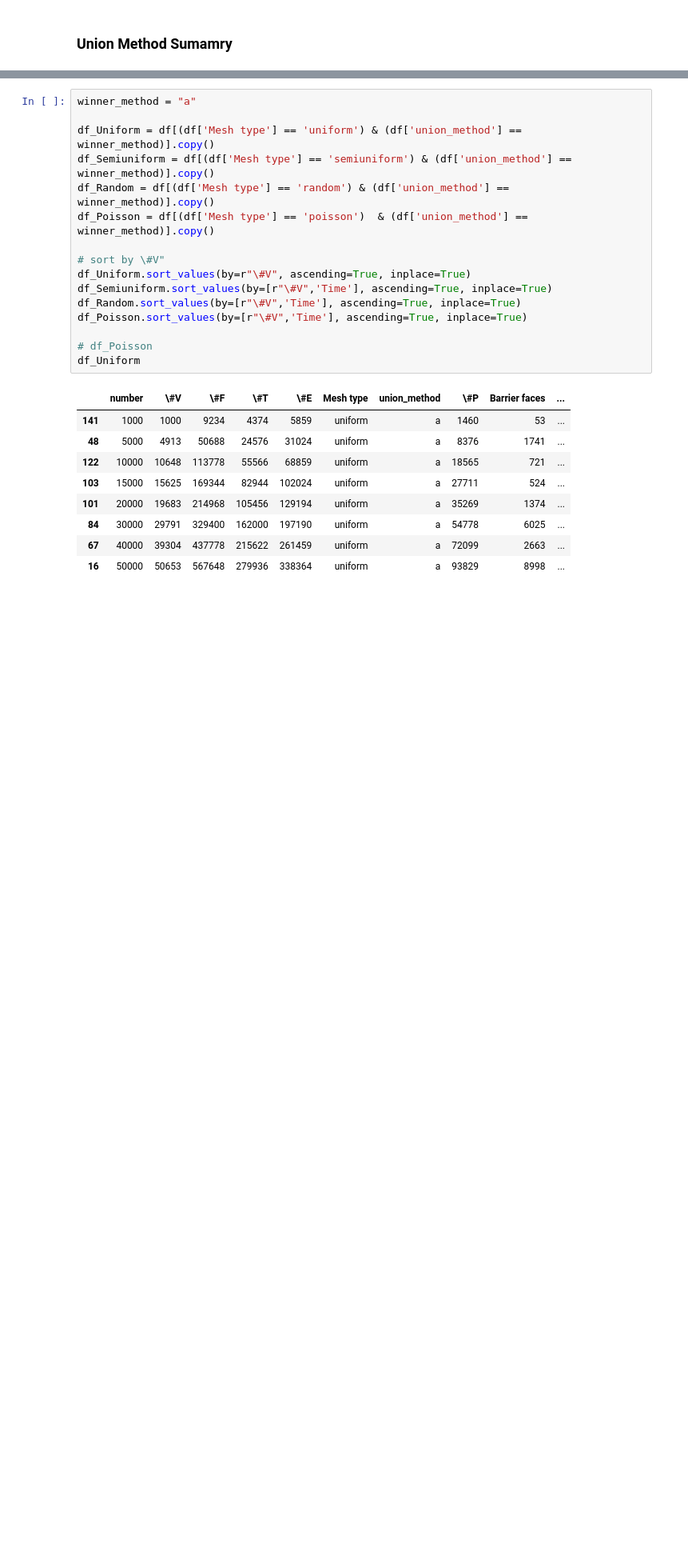
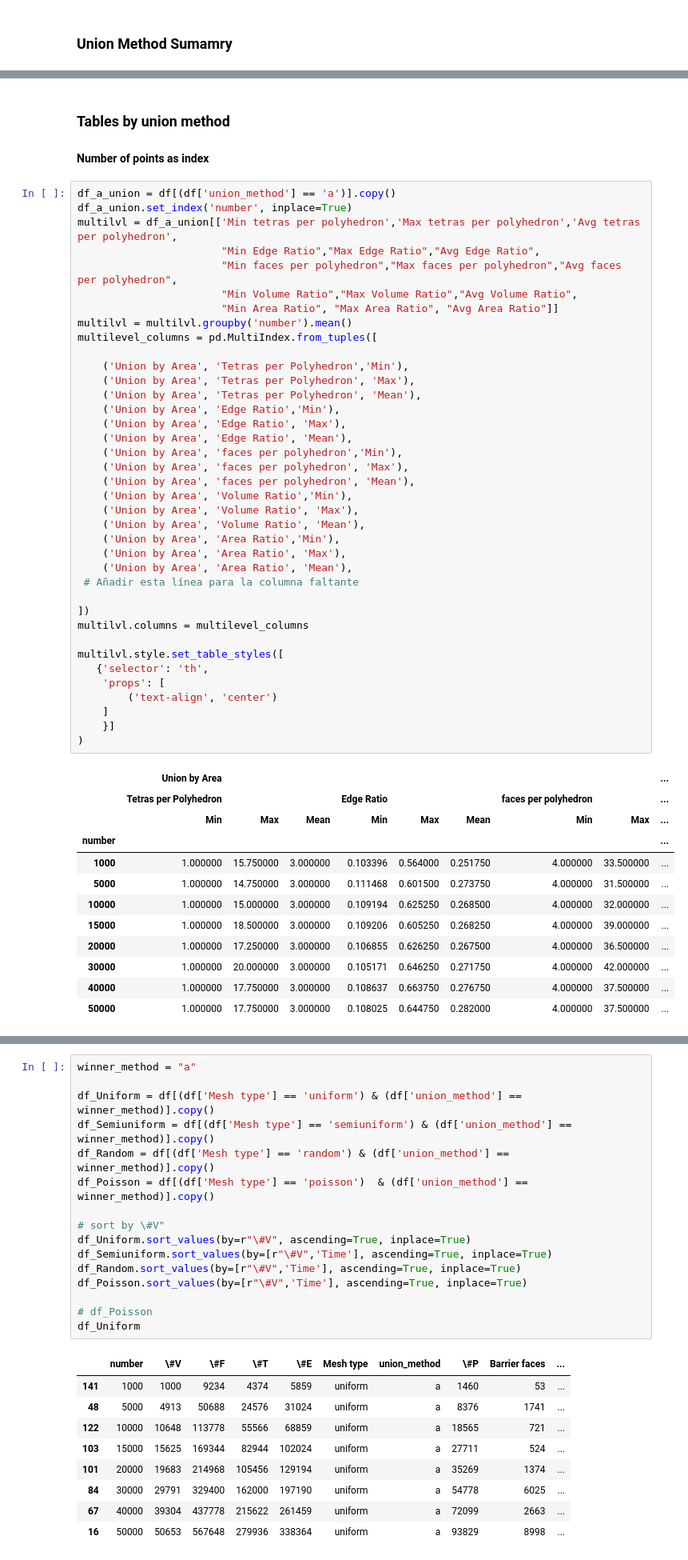
Before and after one commit to Magdalena-Alvarez/3D-Polylla, a Jupyter notebook: Experiments/experiments_analysis.ipynb, the cells around one changed output, grey strips where cells are left out. Shown: that part at 80% size. Saved outputs shown, nothing was run; the diff lists cells and outputs as text; blank space fills up the shorter version.

Commit message:
Tables by union method

```diff
--- a/Experiments/experiments_analysis.ipynb
+++ b/Experiments/experiments_analysis.ipynb
@@ -133,0 +134,54 @@ df_um_metrics
+# %% [markdown]
+### Tables by union method
+#### Number of points as index
+# %%
+df_a_union = df[(df['union_method'] == 'a')].copy()
+df_a_union.set_index('number', inplace=True)
+multilvl = df_a_union[['Min tetras per polyhedron','Max tetras per polyhedron','Avg tetras per polyhedron',
+                       "Min Edge Ratio","Max Edge Ratio","Avg Edge Ratio",
+                       "Min faces per polyhedron","Max faces per polyhedron","Avg faces per polyhedron",
+                       "Min Volume Ratio","Max Volume Ratio","Avg Volume Ratio",
+                       "Min Area Ratio", "Max Area Ratio", "Avg Area Ratio"]]
+multilvl = multilvl.groupby('number').mean()
+multilevel_columns = pd.MultiIndex.from_tuples([
+
+    ('Union by Area', 'Tetras per Polyhedron','Min'),
+    ('Union by Area', 'Tetras per Polyhedron', 'Max'),
+    ('Union by Area', 'Tetras per Polyhedron', 'Mean'),
+    ('Union by Area', 'Edge Ratio','Min'),
+    ('Union by Area', 'Edge Ratio', 'Max'),
+    ('Union by Area', 'Edge Ratio', 'Mean'),
+    ('Union by Area', 'faces per polyhedron','Min'),
+    ('Union by Area', 'faces per polyhedron', 'Max'),
+    ('Union by Area', 'faces per polyhedron', 'Mean'),
+    ('Union by Area', 'Volume Ratio','Min'),
+    ('Union by Area', 'Volume Ratio', 'Max'),
+    ('Union by Area', 'Volume Ratio', 'Mean'),
+    ('Union by Area', 'Area Ratio','Min'),
+    ('Union by Area', 'Area Ratio', 'Max'),
+    ('Union by Area', 'Area Ratio', 'Mean'),
+ # Añadir esta línea para la columna faltante
+
+])
+multilvl.columns = multilevel_columns
+
+multilvl.style.set_table_styles([
+   {'selector': 'th',
+    'props': [
+        ('text-align', 'center')
+    ]
+    }]
+)
+# %% [output]
+|  | Union by Area |  |  |  |  |  |  |  | ... |
+|  | Tetras per Polyhedron |  |  | Edge Ratio |  |  | faces per polyhedron |  | ... |
+|  | Min | Max | Mean | Min | Max | Mean | Min | Max | ... |
+| number |  |  |  |  |  |  |  |  | ... |
+| 1000 | 1.000000 | 15.750000 | 3.000000 | 0.103396 | 0.564000 | 0.251750 | 4.000000 | 33.500000 | ... |
+| 5000 | 1.000000 | 14.750000 | 3.000000 | 0.111468 | 0.601500 | 0.273750 | 4.000000 | 31.500000 | ... |
+| 10000 | 1.000000 | 15.000000 | 3.000000 | 0.109194 | 0.625250 | 0.268500 | 4.000000 | 32.000000 | ... |
+| 15000 | 1.000000 | 18.500000 | 3.000000 | 0.109206 | 0.605250 | 0.268250 | 4.000000 | 39.000000 | ... |
+| 20000 | 1.000000 | 17.250000 | 3.000000 | 0.106855 | 0.626250 | 0.267500 | 4.000000 | 36.500000 | ... |
+| 30000 | 1.000000 | 20.000000 | 3.000000 | 0.105171 | 0.646250 | 0.271750 | 4.000000 | 42.000000 | ... |
+| 40000 | 1.000000 | 17.750000 | 3.000000 | 0.108637 | 0.663750 | 0.276750 | 4.000000 | 37.500000 | ... |
+| 50000 | 1.000000 | 17.750000 | 3.000000 | 0.108025 | 0.644750 | 0.282000 | 4.000000 | 37.500000 | ... |
```
Also changed, not shown: parts of 4 cells of this notebook.
